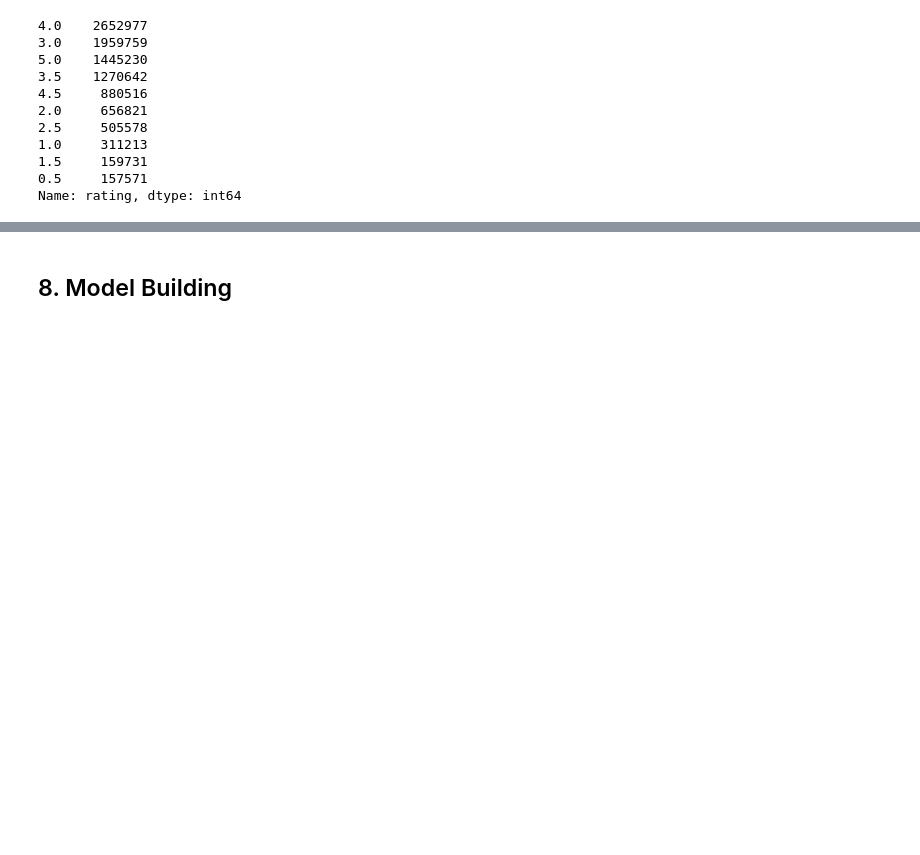
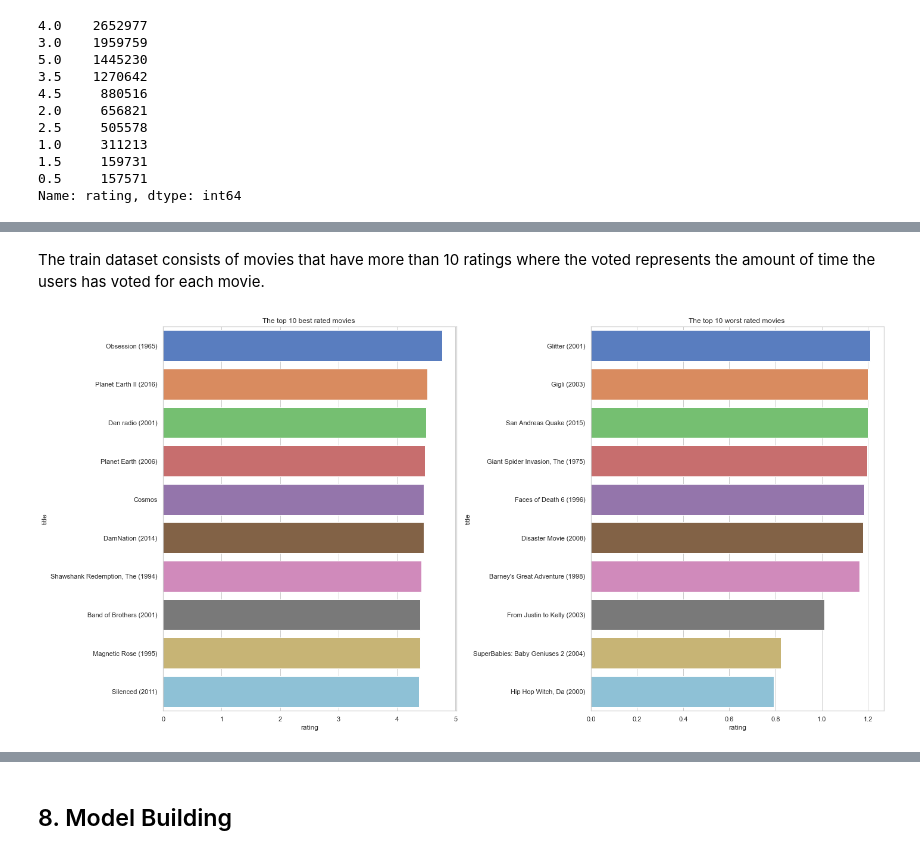
Before and after one commit to Explore-AI/unsupervised-predict-streamlit-template, a Jupyter notebook: Notebook2.ipynb, the cells around one changed output, grey strips where cells are left out. Drawn from its saved outputs; the diff is of its cells as text; code cells hidden in the pictures; blank space fills up the shorter version.

```diff
--- a/Notebook2.ipynb
+++ b/Notebook2.ipynb
@@ -478,0 +378,15 @@ moviesWithGenres_df.head()
+# %%
+train3 = train2.copy() # Make a copy of the Train2 dataset
+# Create a user dataset to check how many time it has been voted for
+user_rated = pd.DataFrame(train['movieId'].value_counts().reset_index()) # Create a user dataframe using groupby function
+
+user_rated.rename(columns = {'index':'movieId','movieId':'voted'},inplace = True) # Rename the columns
+
+train3 = train3.merge(user_rated, on ='movieId') # Combine the train3 dataset with the User_rated data
+
+# Filter the data
+train3 = train3[train3['voted'] > 10] # Find the movies which have the us voted for more than 50
+
+train3 = train3.sort_values('rating',ascending=False) # Sort the values by the rating feature
+
+train3.head() # Show the first 5 observations
@@ -478,0 +400,16 @@ moviesWithGenres_df.head()
+# %% [markdown]
+The train dataset consists of movies that have more than 10 ratings where the voted represents the amount of time the users has voted for each movie.
+# %%
+
+fig, ax  = plt.subplots(1,2,figsize=(20,10)) # Initialize a figure
+
+sns.barplot(ax=ax[0], x='rating',y = 'title', data=train3.head(10)) # Create a bar plot of the top 10 movies
+ax[0].set_title('The top 10 best rated movies ') # Set title of the bar plot
+
+sns.barplot(ax=ax[1],x = 'rating',y = 'title', data = train3.tail(10)) # Create a bar plot of the top 10 worst rated movies
+ax[1].set_title('The top 10 worst rated movies ') # Set title of the bar plot
+
+fig.tight_layout() # Set layout of the bar subplots
+plt.show() # show the plots
+# %% [output]
+[figure, added]
```
Also changed, not shown: parts of 64 cells of this notebook.
